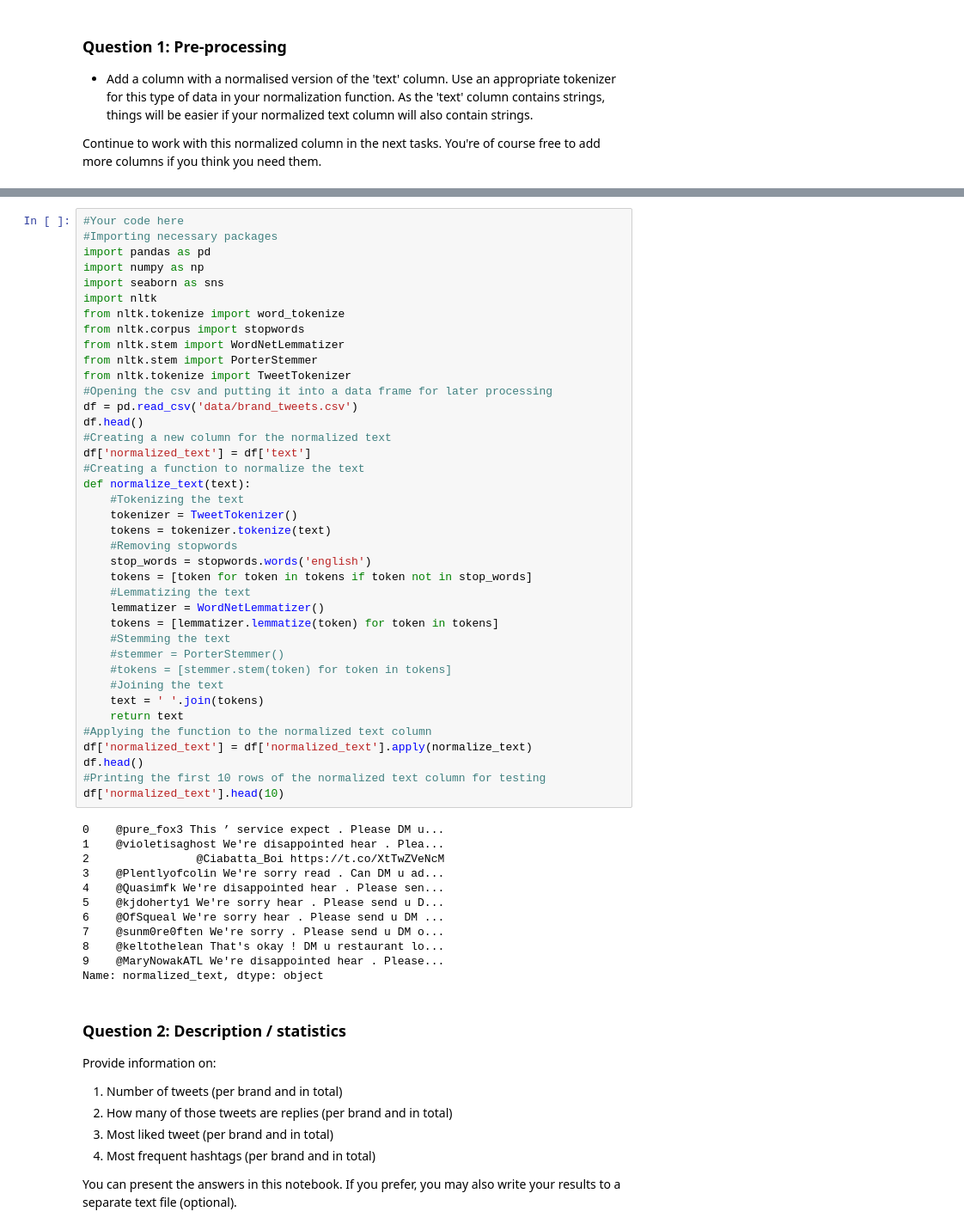
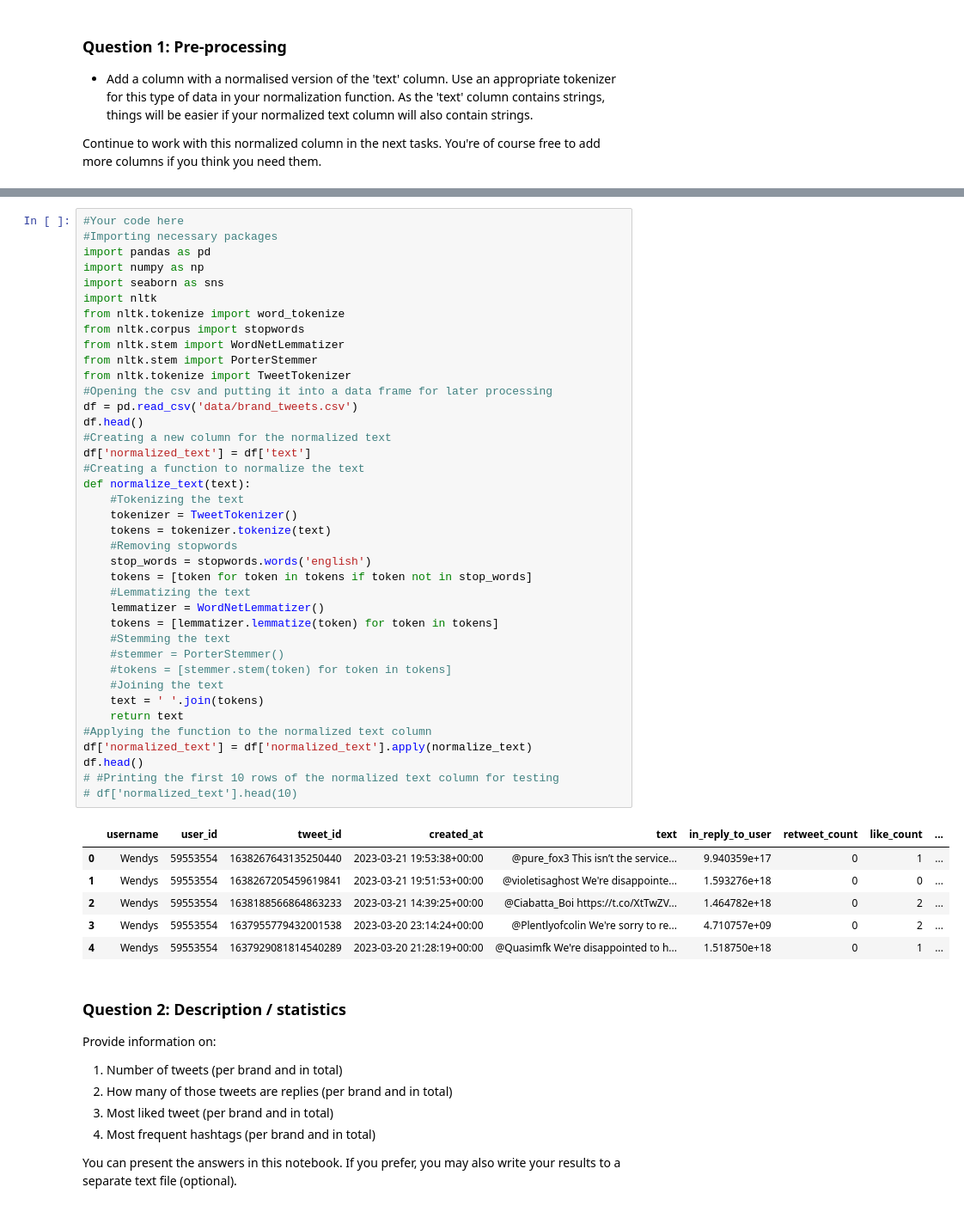
Before and after one commit to georgeccotea/georges-2023-coding-the-humanities, a Jupyter notebook: notebooks/exam/CtH-final/Exam_CtH_2023.ipynb, the cells around one changed output, grey strips where cells are left out. Shown: that part at 86% size. Saved outputs shown, nothing was run; the diff lists cells and outputs as text.

```diff
--- a/notebooks/exam/CtH-final/Exam_CtH_2023.ipynb
+++ b/notebooks/exam/CtH-final/Exam_CtH_2023.ipynb
@@ -85,46 +76,41 @@ from nltk.tokenize import word_tokenize
 from nltk.corpus import stopwords
 from nltk.stem import WordNetLemmatizer
 from nltk.stem import PorterStemmer
 from nltk.tokenize import TweetTokenizer
 #Opening the csv and putting it into a data frame for later processing
 df = pd.read_csv('data/brand_tweets.csv')
 df.head()
 #Creating a new column for the normalized text
 df['normalized_text'] = df['text']
 #Creating a function to normalize the text
 def normalize_text(text):
     #Tokenizing the text
     tokenizer = TweetTokenizer()
     tokens = tokenizer.tokenize(text)
     #Removing stopwords
     stop_words = stopwords.words('english')
     tokens = [token for token in tokens if token not in stop_words]
     #Lemmatizing the text
     lemmatizer = WordNetLemmatizer()
     tokens = [lemmatizer.lemmatize(token) for token in tokens]
     #Stemming the text
     #stemmer = PorterStemmer()
     #tokens = [stemmer.stem(token) for token in tokens]
     #Joining the text
     text = ' '.join(tokens)
     return text
 #Applying the function to the normalized text column
 df['normalized_text'] = df['normalized_text'].apply(normalize_text)
 df.head()
-#Printing the first 10 rows of the normalized text column for testing
-df['normalized_text'].head(10)
+# #Printing the first 10 rows of the normalized text column for testing
+# df['normalized_text'].head(10)
 # %% [output]
-0    @pure_fox3 This ’ service expect . Please DM u...
-1    @violetisaghost We're disappointed hear . Plea...
-2                @Ciabatta_Boi https://t.co/XtTwZVeNcM
-3    @Plentlyofcolin We're sorry read . Can DM u ad...
-4    @Quasimfk We're disappointed hear . Please sen...
-5    @kjdoherty1 We're sorry hear . Please send u D...
-6    @OfSqueal We're sorry hear . Please send u DM ...
-7    @sunm0re0ften We're sorry . Please send u DM o...
-8    @keltothelean That's okay ! DM u restaurant lo...
-9    @MaryNowakATL We're disappointed hear . Please...
-Name: normalized_text, dtype: object
+|  | username | user_id | tweet_id | created_at | text | in_reply_to_user | retweet_count | like_count | ... |
+| 0 | Wendys | 59553554 | 1638267643135250440 | 2023-03-21 19:53:38+00:00 | @pure_fox3 This isn’t the service... | 9.940359e+17 | 0 | 1 | ... |
+| 1 | Wendys | 59553554 | 1638267205459619841 | 2023-03-21 19:51:53+00:00 | @violetisaghost We're disappointe... | 1.593276e+18 | 0 | 0 | ... |
+| 2 | Wendys | 59553554 | 1638188566864863233 | 2023-03-21 14:39:25+00:00 | @Ciabatta_Boi https://t.co/XtTwZV... | 1.464782e+18 | 0 | 2 | ... |
+| 3 | Wendys | 59553554 | 1637955779432001538 | 2023-03-20 23:14:24+00:00 | @Plentlyofcolin We're sorry to re... | 4.710757e+09 | 0 | 2 | ... |
+| 4 | Wendys | 59553554 | 1637929081814540289 | 2023-03-20 21:28:19+00:00 | @Quasimfk We're disappointed to h... | 1.518750e+18 | 0 | 1 | ... |
 # %% [markdown]
 ### Question 2: Description / statistics
 
```
Also changed, not shown: parts of 10 cells of this notebook, 1 other file.
